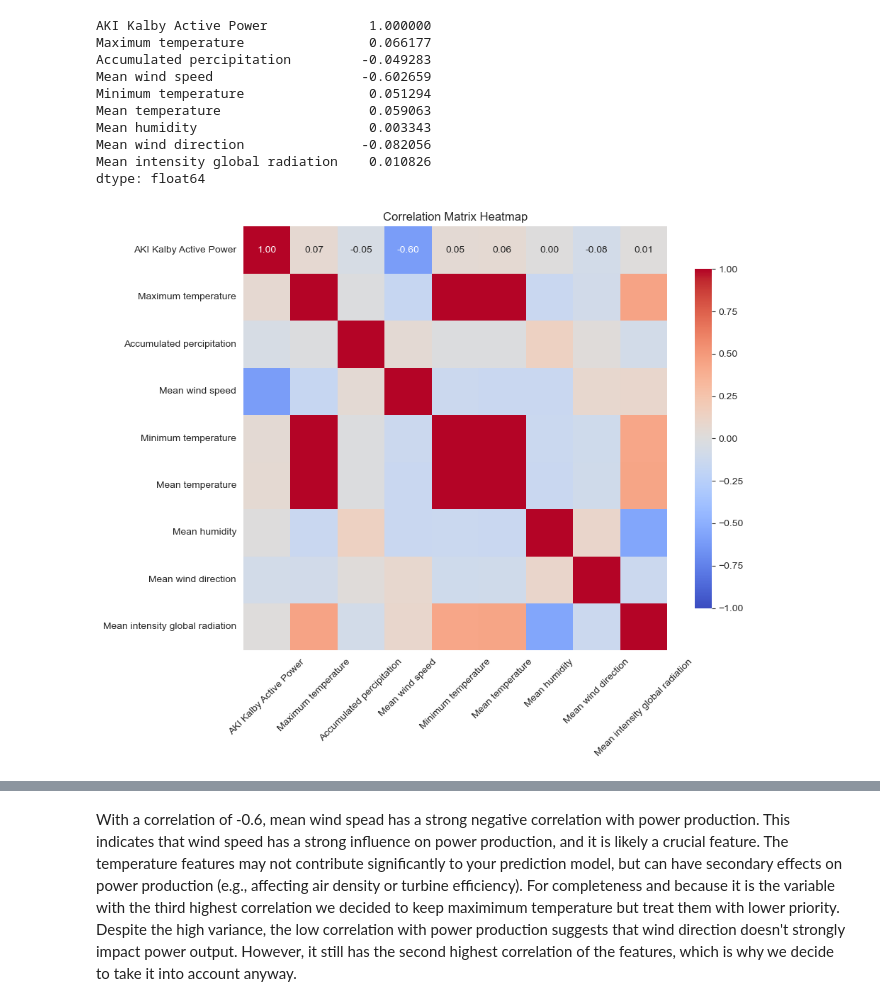
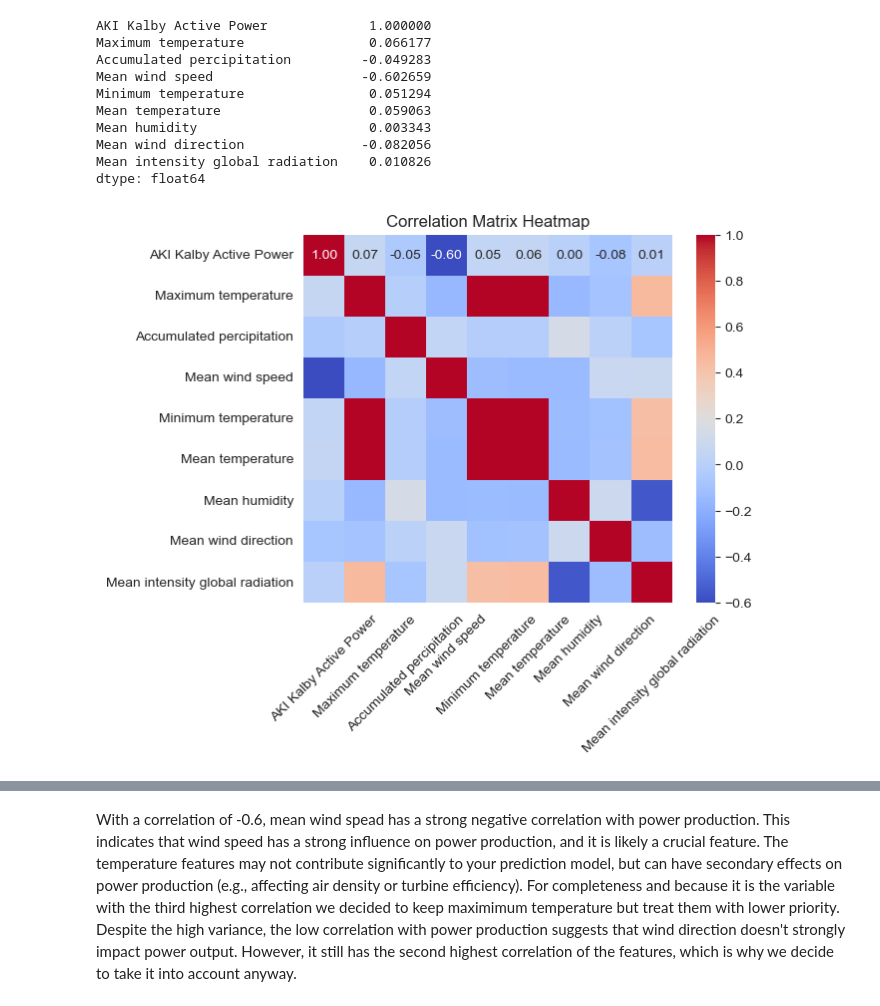
Before and after one commit to dzzz707/46765-ml-for-energy-systems, a Jupyter notebook: assignment1/Data process/Merging data.ipynb, the cells around one changed output, grey strips where cells are left out. Drawn from its saved outputs; the diff is of its cells as text; code cells hidden in the pictures.

```diff
--- a/assignment1/Data process/Merging data.ipynb
+++ b/assignment1/Data process/Merging data.ipynb
@@ -141,34 +141,33 @@ dtype: float64
 # columns_of_interest = [
 #     'AKI Kalby Active Power',
 #     'Maximum temperature',
 #     'Accumulated percipitation',
 #     'Mean wind speed',
 #     'Minimum temperature',
 #     'Mean temperature',
 #     'Mean humidity',
 #     'Mean wind direction',
 #     'Mean intensity global radiation'
 # ]
 #
 # # Selecting only the columns of interest
 # selected_data = merged_df[columns_of_interest]
 
 # Compute the correlation matrix
 correlation_matrix = merged_df.corr()
 
 # Set up the matplotlib figure
-plt.figure(figsize=(10, 8))
+plt.figure()
 
 # Draw the heatmap
-sns.heatmap(correlation_matrix, annot=True, fmt=".2f", cmap='coolwarm', square=True, cbar_kws={"shrink": .8}, vmin=-1, vmax=1)
+sns.heatmap(merged_df.corr(), cmap='coolwarm', square=True, fmt=".2f", annot=True)
 
 # Title and labels
 plt.title('Correlation Matrix Heatmap')
 plt.xticks(rotation=45)
 plt.yticks(rotation=0)
 
 # Show the plot
-plt.tight_layout()
 plt.show()
 # %% [output]
-[figure, old version]
+[figure, new version]
```
Also changed, not shown: parts of 1 cell of this notebook, 1 other file.
